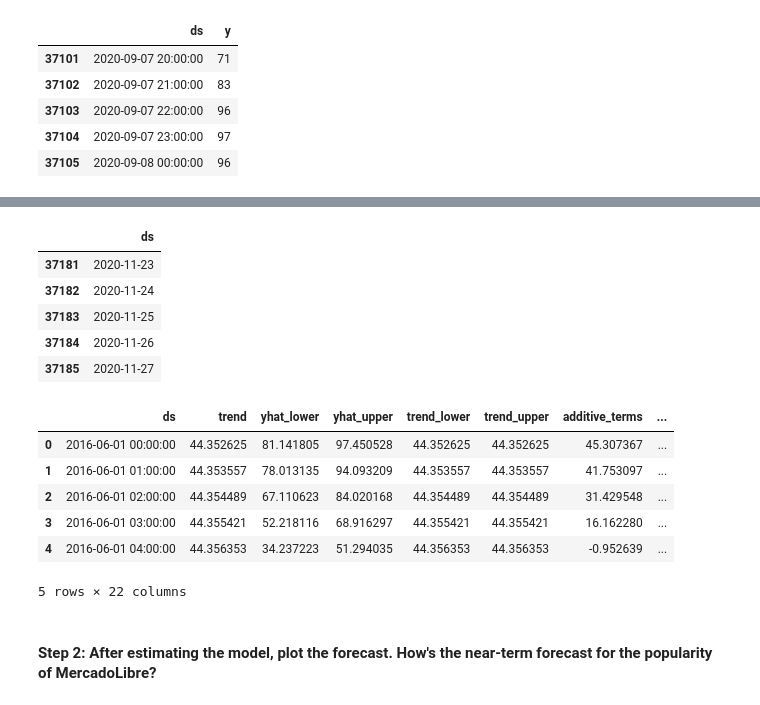
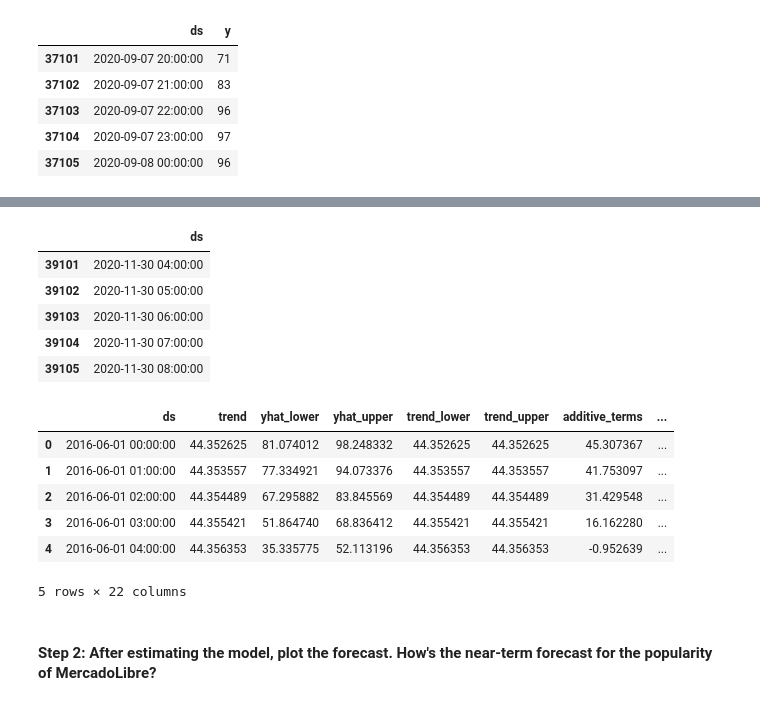
Before and after one commit to wihbit/prophet-challenge, a Jupyter notebook: forecasting_net_prophet.ipynb, the cells around one changed output, grey strips where cells are left out. Saved outputs shown, nothing was run; the diff lists cells and outputs as text; code cells hidden in the pictures.

```diff
--- a/forecasting_net_prophet.ipynb
+++ b/forecasting_net_prophet.ipynb
@@ -389,33 +397,30 @@ model.fit(prophet_df)
 # %%
 # Create a future dataframe to hold predictions
 # Make the prediction go out as far as 2000 hours (approx 80 days)
-future_mercado_trends = model.make_future_dataframe(periods=80)
+future_mercado_trends = model.make_future_dataframe(periods=2000, freq='H')
 
 # View the last five rows of the future_mercado_trends DataFrame
 future_mercado_trends.tail()
 # %% [output]
 |  | ds |
-| 37181 | 2020-11-23 |
-| 37182 | 2020-11-24 |
-| 37183 | 2020-11-25 |
-| 37184 | 2020-11-26 |
-| 37185 | 2020-11-27 |
+| 39101 | 2020-11-30 04:00:00 |
+| 39102 | 2020-11-30 05:00:00 |
+| 39103 | 2020-11-30 06:00:00 |
+| 39104 | 2020-11-30 07:00:00 |
+| 39105 | 2020-11-30 08:00:00 |
 # %%
 # Make the predictions for the trend data using the future_mercado_trends DataFrame
 forecast_mercado_trends = model.predict(future_mercado_trends)
 
-
-
-
 # Display the first five rows of the forecast_mercado_trends DataFrame
 forecast_mercado_trends.head()
 # %% [output]
 |  | ds | trend | yhat_lower | yhat_upper | trend_lower | trend_upper | additive_terms | ... |
-| 0 | 2016-06-01 00:00:00 | 44.352625 | 81.141805 | 97.450528 | 44.352625 | 44.352625 | 45.307367 | ... |
-| 1 | 2016-06-01 01:00:00 | 44.353557 | 78.013135 | 94.093209 | 44.353557 | 44.353557 | 41.753097 | ... |
-| 2 | 2016-06-01 02:00:00 | 44.354489 | 67.110623 | 84.020168 | 44.354489 | 44.354489 | 31.429548 | ... |
-| 3 | 2016-06-01 03:00:00 | 44.355421 | 52.218116 | 68.916297 | 44.355421 | 44.355421 | 16.162280 | ... |
-| 4 | 2016-06-01 04:00:00 | 44.356353 | 34.237223 | 51.294035 | 44.356353 | 44.356353 | -0.952639 | ... |
+| 0 | 2016-06-01 00:00:00 | 44.352625 | 81.074012 | 98.248332 | 44.352625 | 44.352625 | 45.307367 | ... |
+| 1 | 2016-06-01 01:00:00 | 44.353557 | 77.334921 | 94.073376 | 44.353557 | 44.353557 | 41.753097 | ... |
+| 2 | 2016-06-01 02:00:00 | 44.354489 | 67.295882 | 83.845569 | 44.354489 | 44.354489 | 31.429548 | ... |
+| 3 | 2016-06-01 03:00:00 | 44.355421 | 51.864740 | 68.836412 | 44.355421 | 44.355421 | 16.162280 | ... |
+| 4 | 2016-06-01 04:00:00 | 44.356353 | 35.335775 | 52.113196 | 44.356353 | 44.356353 | -0.952639 | ... |
 5 rows × 22 columns
 # %% [markdown]
 #### Step 2: After estimating the model, plot the forecast. How's the near-term forecast for the popularity of MercadoLibre?
```
Also changed, not shown: parts of 15 cells of this notebook, 1 other file.
